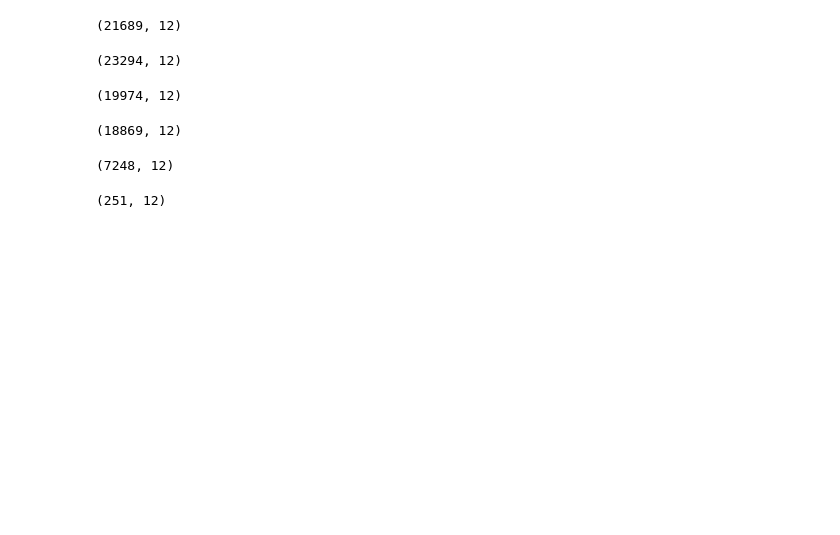
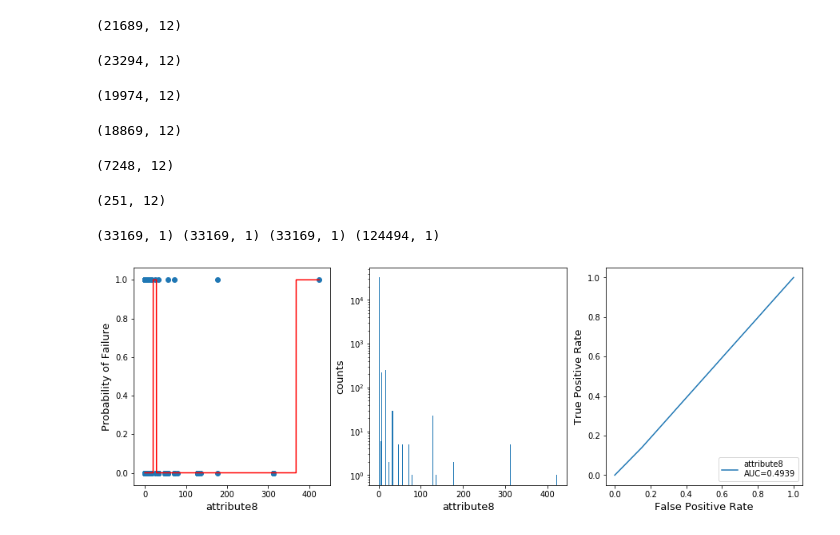
Before and after one commit to miamedra2/Predicting-Device-Failure, a Jupyter notebook: HackDay4/HackDay4.ipynb, the cells around one changed output. Cells and saved outputs as stored; diff of their text form; code cells hidden in the pictures; blank space fills up the shorter version.

```diff
--- a/HackDay4/HackDay4.ipynb
+++ b/HackDay4/HackDay4.ipynb
@@ -231,5 +216,10 @@ Z1F2 = df[df['device'].astype(str).str[:4].str.contains('Z1F2')]
 Z1F2.shape
 # %% [output]
 (251, 12)
+# %%
+GenerateClassPlot(S1F0, 'attribute8', 'failure')
+# %% [output]
+(33169, 1) (33169, 1) (33169, 1) (124494, 1)
+[figure, added]
 # %%
 abs(S1F0.corr()['failure'].sort_values(ascending = False))
```
Also changed, not shown: parts of 30 cells of this notebook.
